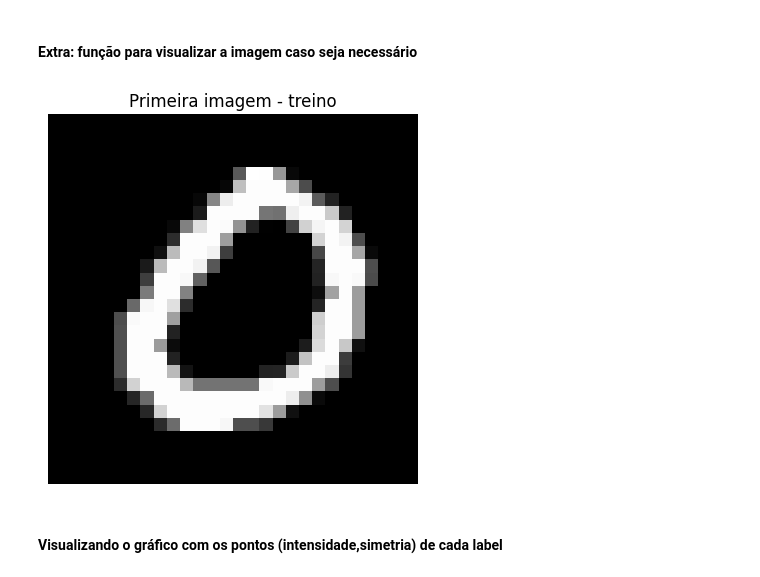
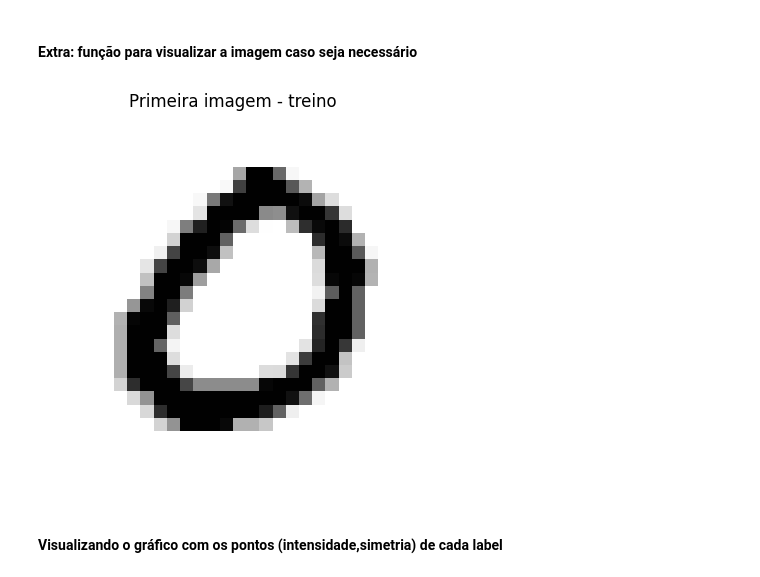
Before and after one commit to Thiagorcj/Projeto_ML, a Jupyter notebook: codes.ipynb, the cells around one changed output. Cells and saved outputs as stored; diff of their text form; code cells hidden in the pictures.

Commit message:
Refactor and get lr 1 to 1 plots

```diff
--- a/codes.ipynb
+++ b/codes.ipynb
@@ -163,19 +168,20 @@ df_teste.head()
 # %% [markdown]
 #### Extra: função para visualizar a imagem caso seja necessário
 # %%
-def plot(row,title=False):
+def plot(row, title=False):
     """Plota a imagem a partir de uma linha de pixels de 784 elementos."""
-    # Reformate a linha em uma matriz 28x28
+    # Reformatando a linha em uma matriz 28x28
     image = row[1:].values.reshape(28, 28)
 
-    # Plota a imagem
-    plt.imshow(image, cmap='gray')
-    if title:   plt.title(f'{title}')
+    # Plotando a imagem
+    plt.imshow(image, cmap='gray_r', vmin=0, vmax=255)
+    if title:
+        plt.title(f'{title}')
     plt.axis('off')  # Desliga os eixos
     plt.show()
 
-plot(df_train1.iloc[0],'Primeira imagem - treino')
+plot(df_train1.iloc[0], 'Primeira imagem - treino')
 # %% [output]
-[figure, old version]
+[figure, new version]
 # %% [markdown]
 #### Visualizando o gráfico com os pontos (intensidade,simetria) de cada label
```
Also changed, not shown: parts of 9 cells of this notebook, 11 other files.
